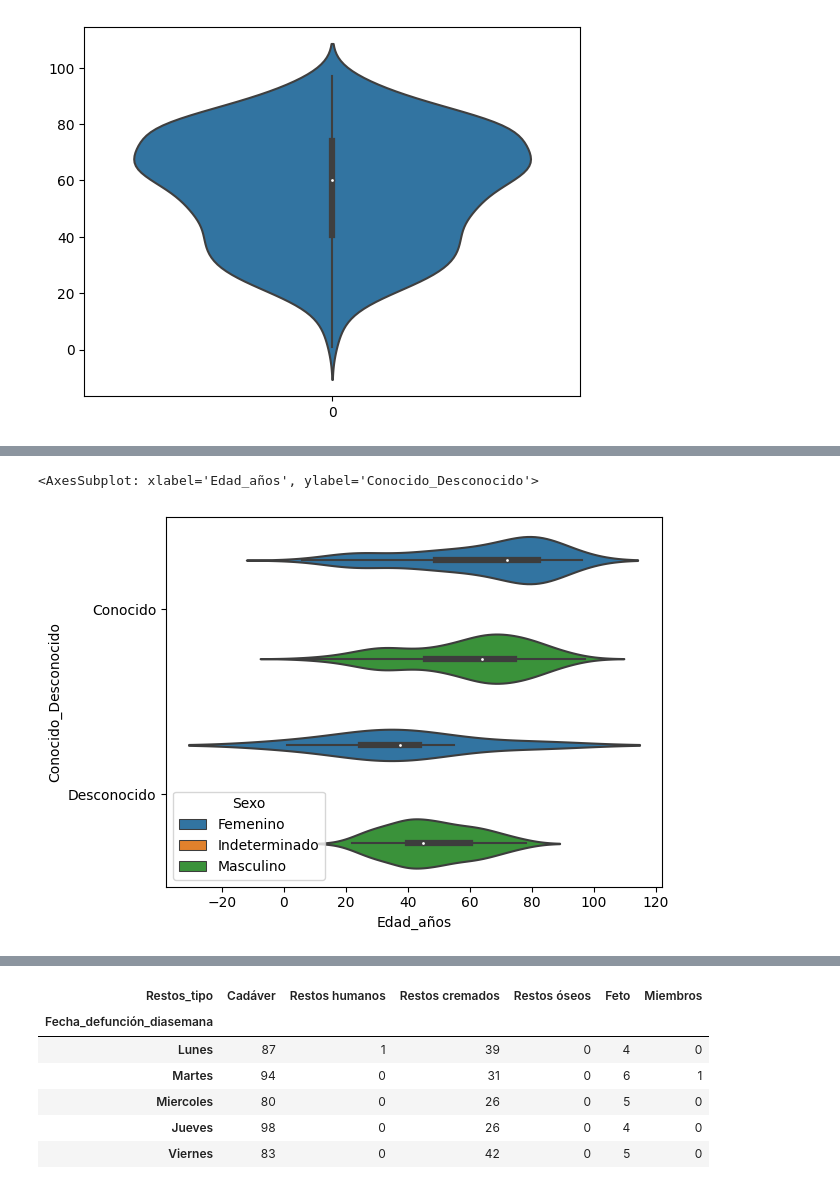
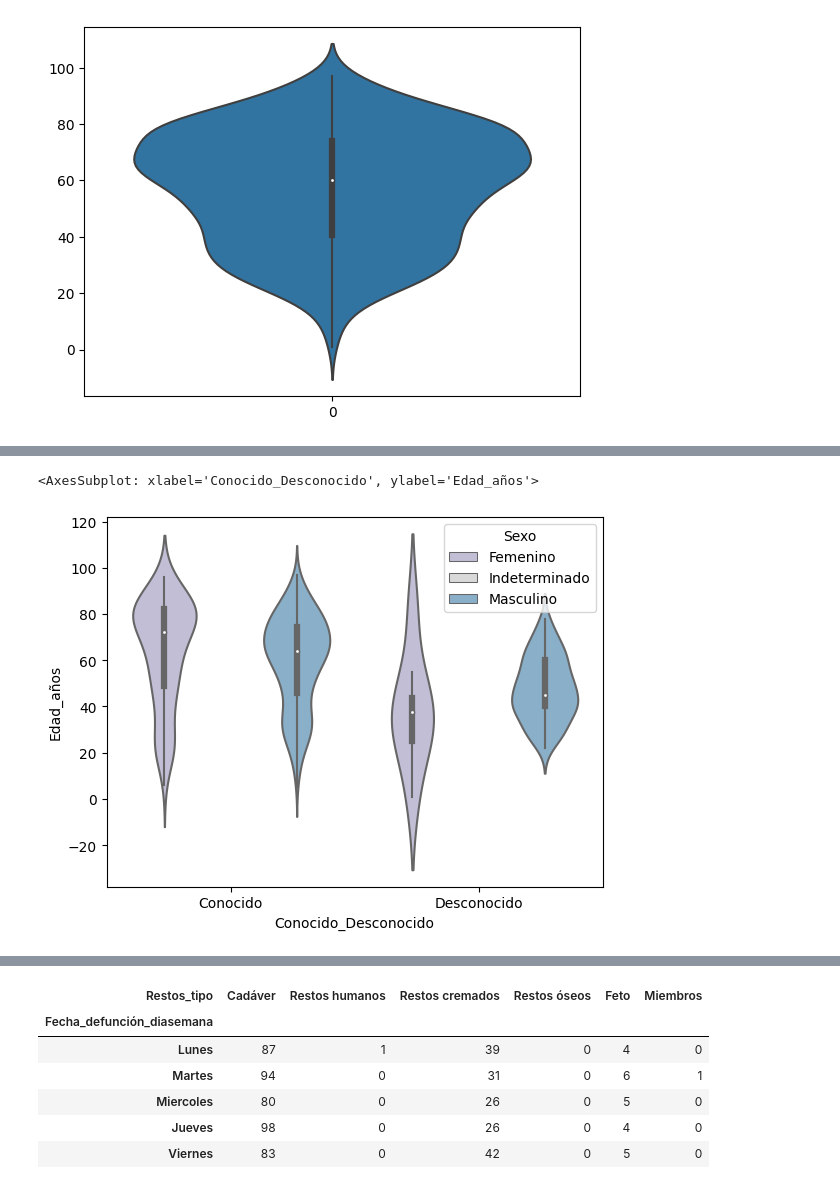
Before and after one commit to mar-esther23/CursoPandas2023, a Jupyter notebook: CP5-Graficas.ipynb, the cells around one changed output, grey strips where cells are left out. Saved outputs shown, nothing was run; the diff lists cells and outputs as text; code cells hidden in the pictures.

Commit message:
Notas de clase visualización y extras

```diff
--- a/CP5-Graficas.ipynb
+++ b/CP5-Graficas.ipynb
@@ -456,5 +532,5 @@ sns.violinplot(df)
 # %%
-sns.violinplot(df, x='Edad_años', y='Conocido_Desconocido', hue='Sexo')
+sns.violinplot(df, x='Conocido_Desconocido', y='Edad_años', hue='Sexo', palette=dic_col)
 # %% [output]
-<AxesSubplot: xlabel='Edad_años', ylabel='Conocido_Desconocido'>
+<AxesSubplot: xlabel='Conocido_Desconocido', ylabel='Edad_años'>
-[figure, old version]
+[figure, new version]
```
Also changed, not shown: parts of 36 cells of this notebook, 5 other files.
